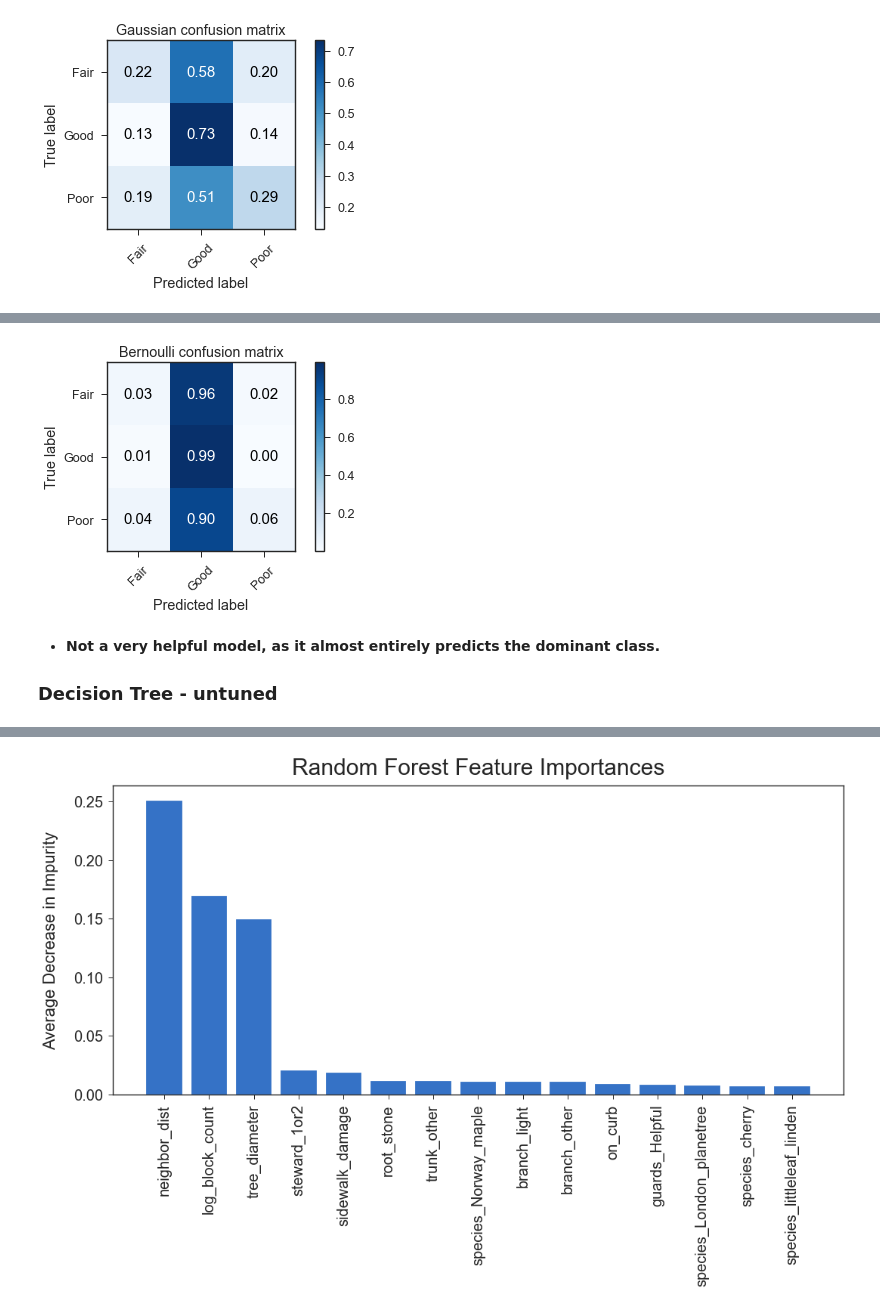
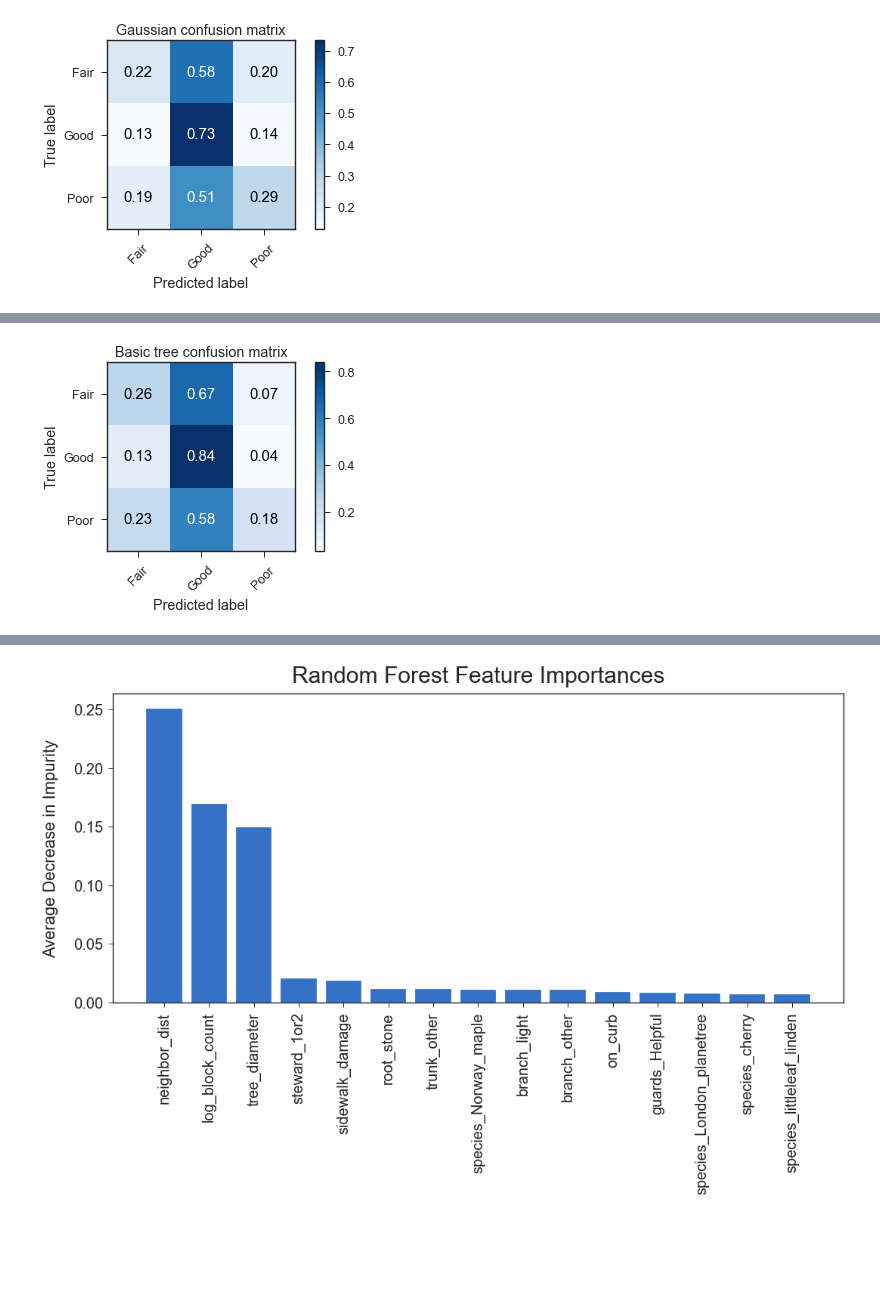
Before and after one commit to p-szymo/nyc_trees, a Jupyter notebook: eda_modeling_evaluation.ipynb, the cells around one changed output, grey strips where cells are left out. Cells and saved outputs as stored; diff of their text form; code cells hidden in the pictures; blank space fills up the shorter version.

Commit message:
retest old function, archive old function and notebook, rerun models

```diff
--- a/eda_modeling_evaluation.ipynb
+++ b/eda_modeling_evaluation.ipynb
@@ -1780,0 +1748,12 @@ weighted avg       0.74      0.82      0.75    111098
+# %%
+%%time
+
+# basic decision tree with class weights balanced
+tree = DecisionTreeClassifier(class_weight='balanced', random_state=99)
+
+# fit training data
+tree.fit(X_train, y_train)
+
+# predict on train and test data
+y_train_pred_tree = tree.predict(X_train)
+y_test_pred_tree = tree.predict(X_test)
@@ -1781,14 +1814,10 @@ weighted avg       0.74      0.82      0.75    111098
 # %%
-cm_bnb = confusion_matrix(y_test, y_pred_bnb)
+cm_tree = confusion_matrix(y_test, y_test_pred_tree)
 classes = ['Fair', 'Good', 'Poor']
 
-plot_confusion_matrix(cm_bnb, classes,
+plot_confusion_matrix(cm_tree, classes,
                           normalize=True,
-                          title='Bernoulli confusion matrix',
+                          title='Basic tree confusion matrix',
                           cmap=plt.cm.Blues)
 # %% [output]
-[figure, old version]
+[figure, new version]
-# %% [markdown]
-- **Not a very helpful model, as it almost entirely predicts the dominant class.**
-
-### Decision Tree - untuned
```
Also changed, not shown: parts of 80 cells of this notebook, 3 other files.
